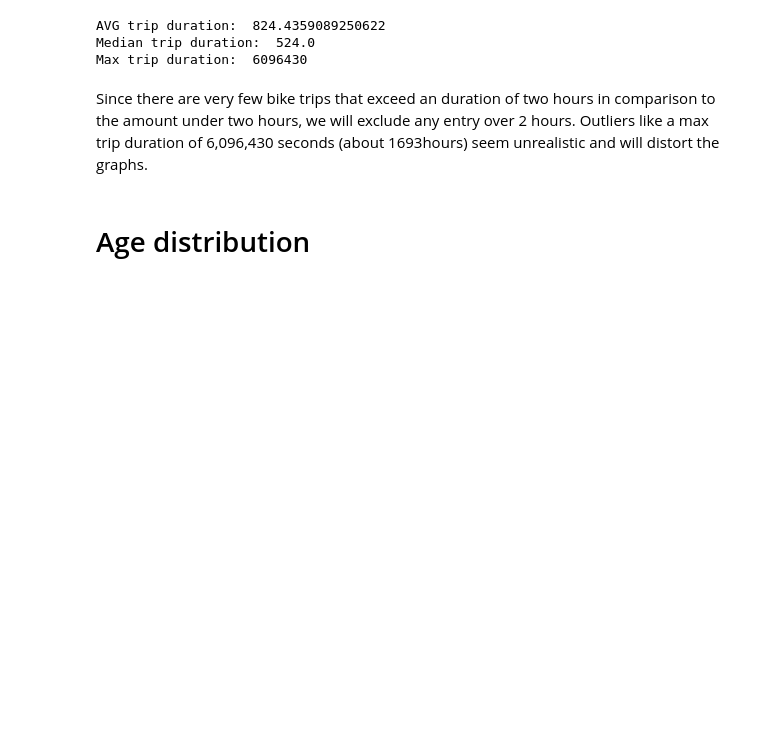
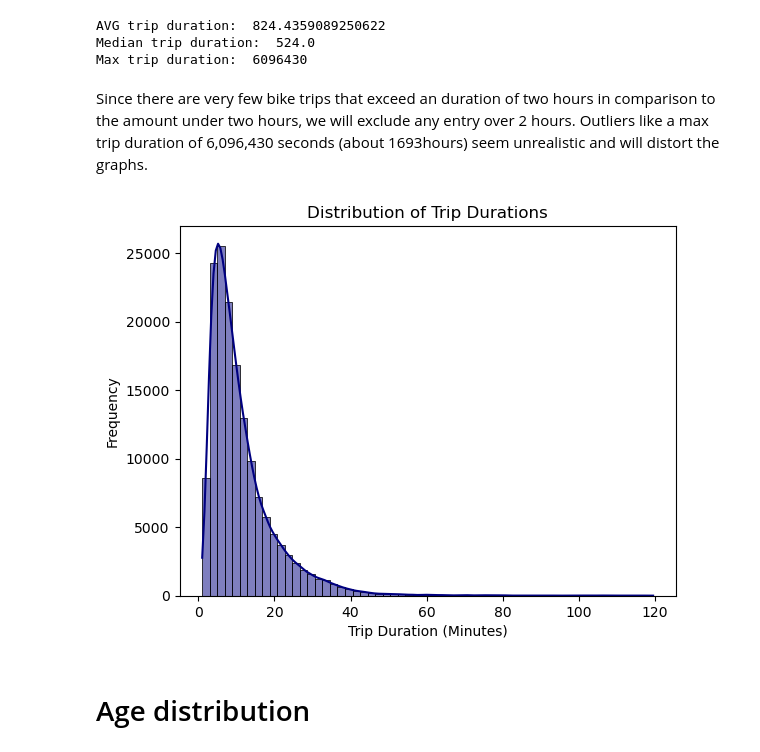
Before and after one commit to kbui-03/ChicagoBikeProject, a Jupyter notebook: Milestone_2.ipynb, the cells around one changed output. Cells and saved outputs as stored; diff of their text form; code cells hidden in the pictures; blank space fills up the shorter version.

Commit message:
Added geographical features Added dataset related to geographical features Added distribuiton of trip durations and converted them to minutes

```diff
--- a/Milestone_2.ipynb
+++ b/Milestone_2.ipynb
@@ -151,6 +149,19 @@ we will exclude any entry over 2 hours.
 Outliers like a max trip duration of 6,096,430 seconds (about 1693hours) seem unrealistic and will distort the graphs.
 # %%
 df_bike_cleaned = df_bike_cleaned[df_bike_cleaned["TRIP DURATION"] <= 7200]
+df_bike_cleaned["TRIP DURATION"] = df_bike_cleaned["TRIP DURATION"] / 60
+sns.histplot(
+    df_bike_cleaned["TRIP DURATION"],
+    bins=60,
+    kde=True,
+    color='navy'
+)
+plt.title('Distribution of Trip Durations')
+plt.xlabel('Trip Duration (Minutes)')
+plt.ylabel('Frequency')
+plt.show()
+# %% [output]
+[figure, added]
 # %% [markdown]
 # Age distribution
 # %%
```
Also changed, not shown: parts of 27 cells of this notebook, 3 other files.
